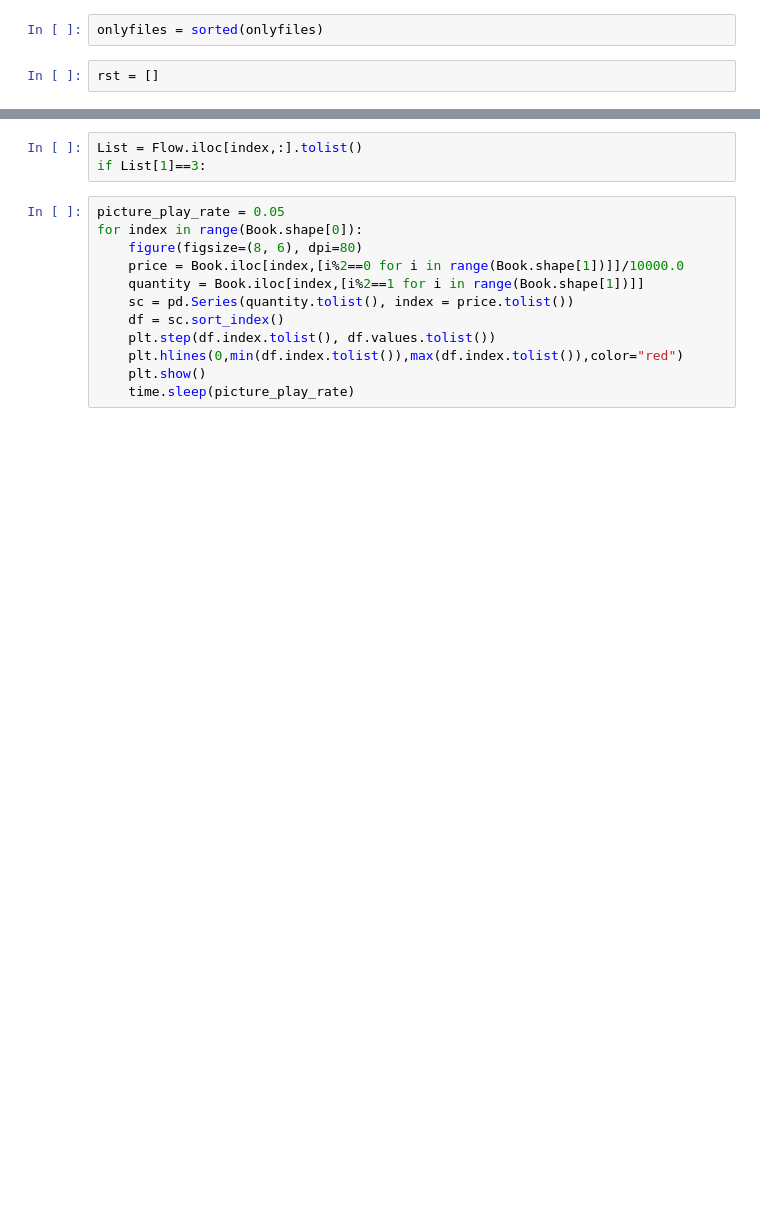
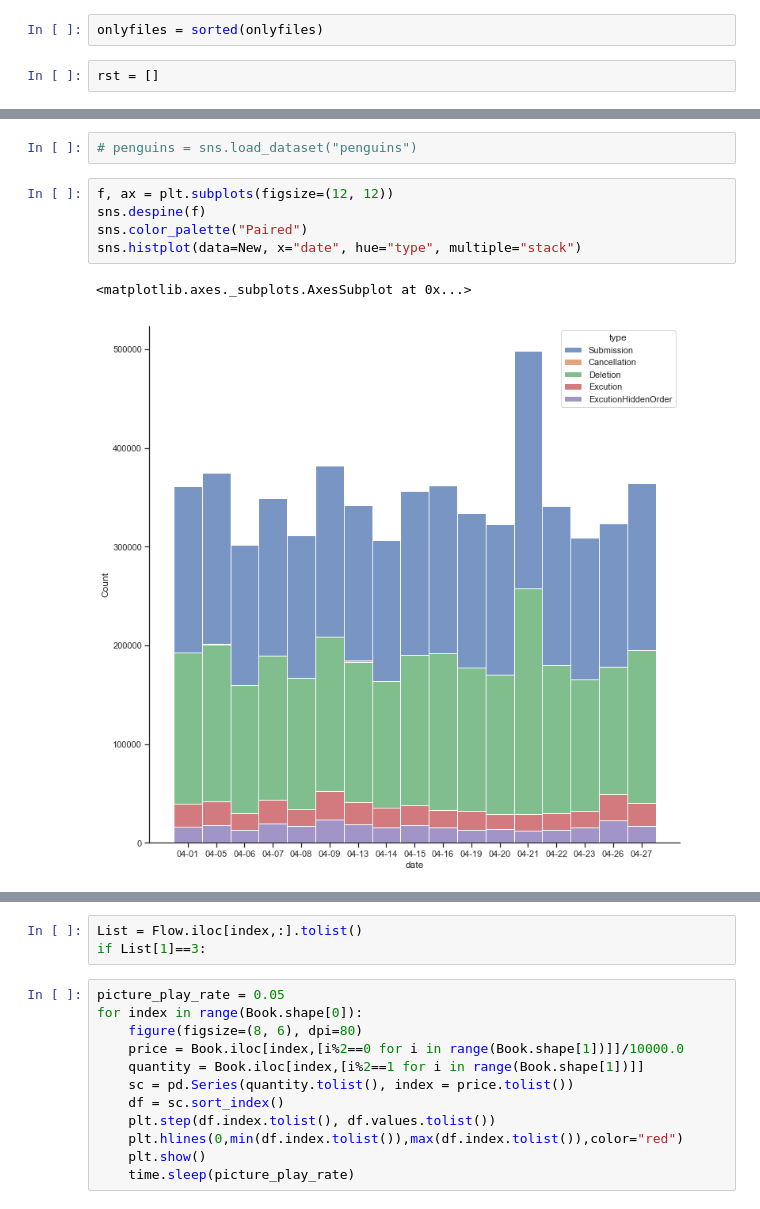
Before and after one commit to KangOxford/AlphaTrade, a Jupyter notebook: OrderDataConvertion.ipynb, the cells around one changed output, grey strips where cells are left out. Drawn from its saved outputs; the diff is of its cells as text; blank space fills up the shorter version.

```diff
--- a/OrderDataConvertion.ipynb
+++ b/OrderDataConvertion.ipynb
@@ -89,0 +208,10 @@ for item in groupped:
+# %%
+# penguins = sns.load_dataset("penguins")
+# %%
+f, ax = plt.subplots(figsize=(12, 12))
+sns.despine(f)
+sns.color_palette("Paired")
+sns.histplot(data=New, x="date", hue="type", multiple="stack")
+# %% [output]
+<matplotlib.axes._subplots.AxesSubplot at 0x...>
+[figure, added]
```
Also changed, not shown: parts of 18 cells of this notebook, 3 other files.
